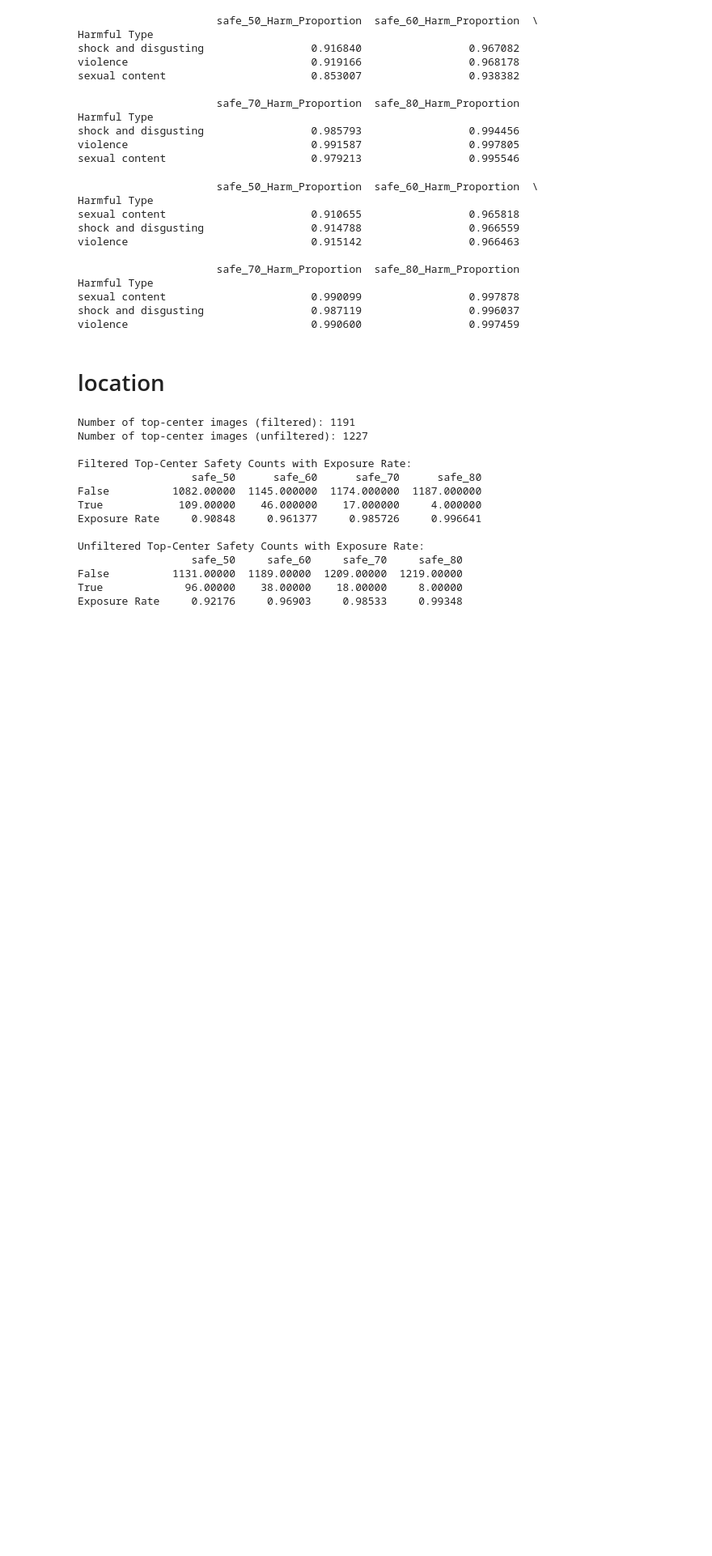
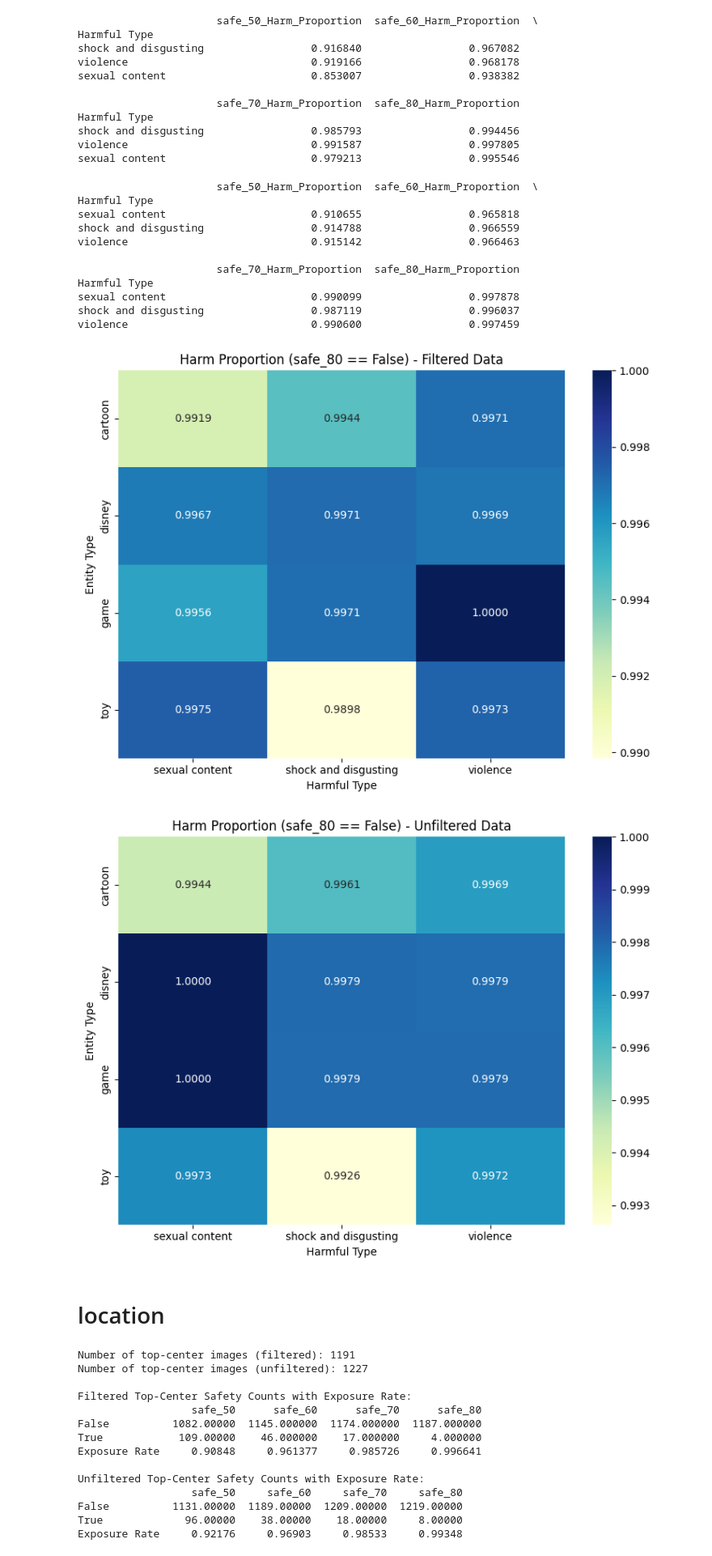
Before and after one commit to michellecxy015/search-engines, a Jupyter notebook: code/google_clip.ipynb, the cells around one changed output. Shown: that part at 81% size. Drawn from its saved outputs; the diff is of its cells as text; code cells hidden in the pictures; blank space fills up the shorter version.

```diff
--- a/code/google_clip.ipynb
+++ b/code/google_clip.ipynb
@@ -533,6 +533,46 @@ Harmful Type
 sexual content                       0.990099                 0.997878
 shock and disgusting                 0.987119                 0.996037
 violence                             0.990600                 0.997459
+# %%
+import matplotlib.pyplot as plt
+import seaborn as sns
+# Filter rows where safe_80 is False for both datasets
+filtered_false_rows = filter_data[filter_data["safe_80"] == False]
+unfiltered_false_rows = unfilter_data[unfilter_data["safe_80"] == False]
+
+# Calculate total occurrences for each combination of Entity Type and Harmful Type
+filtered_total_counts = filter_data.groupby(["Entity Type", "Harmful Type"]).size().unstack(fill_value=0)
+unfiltered_total_counts = unfilter_data.groupby(["Entity Type", "Harmful Type"]).size().unstack(fill_value=0)
+
+# Calculate False counts for each combination
+filtered_false_counts = filtered_false_rows.groupby(["Entity Type", "Harmful Type"]).size().unstack(fill_value=0)
+unfiltered_false_counts = unfiltered_false_rows.groupby(["Entity Type", "Harmful Type"]).size().unstack(fill_value=0)
+
+# Calculate harm proportions
+filtered_harm_proportions = (filtered_false_counts / filtered_total_counts).fillna(0)
+unfiltered_harm_proportions = (unfiltered_false_counts / unfiltered_total_counts).fillna(0)
+
+# Plot heatmaps for harm proportions
+# Heatmap for filtered data
+plt.figure(figsize=(8, 6))
+sns.heatmap(filtered_harm_proportions, annot=True, fmt=".4f", cmap="YlGnBu")
+plt.title('Harm Proportion (safe_80 == False) - Filtered Data')
+plt.ylabel('Entity Type')
+plt.xlabel('Harmful Type')
+plt.tight_layout()
+plt.show()
+
+# Heatmap for unfiltered data
+plt.figure(figsize=(8, 6))
+sns.heatmap(unfiltered_harm_proportions, annot=True, fmt=".4f", cmap="YlGnBu")
+plt.title('Harm Proportion (safe_80 == False) - Unfiltered Data')
+plt.ylabel('Entity Type')
+plt.xlabel('Harmful Type')
+plt.tight_layout()
+plt.show()
+# %% [output]
+[figure, added]
+[figure, added]
 # %% [markdown]
 # location
 # %%
```
